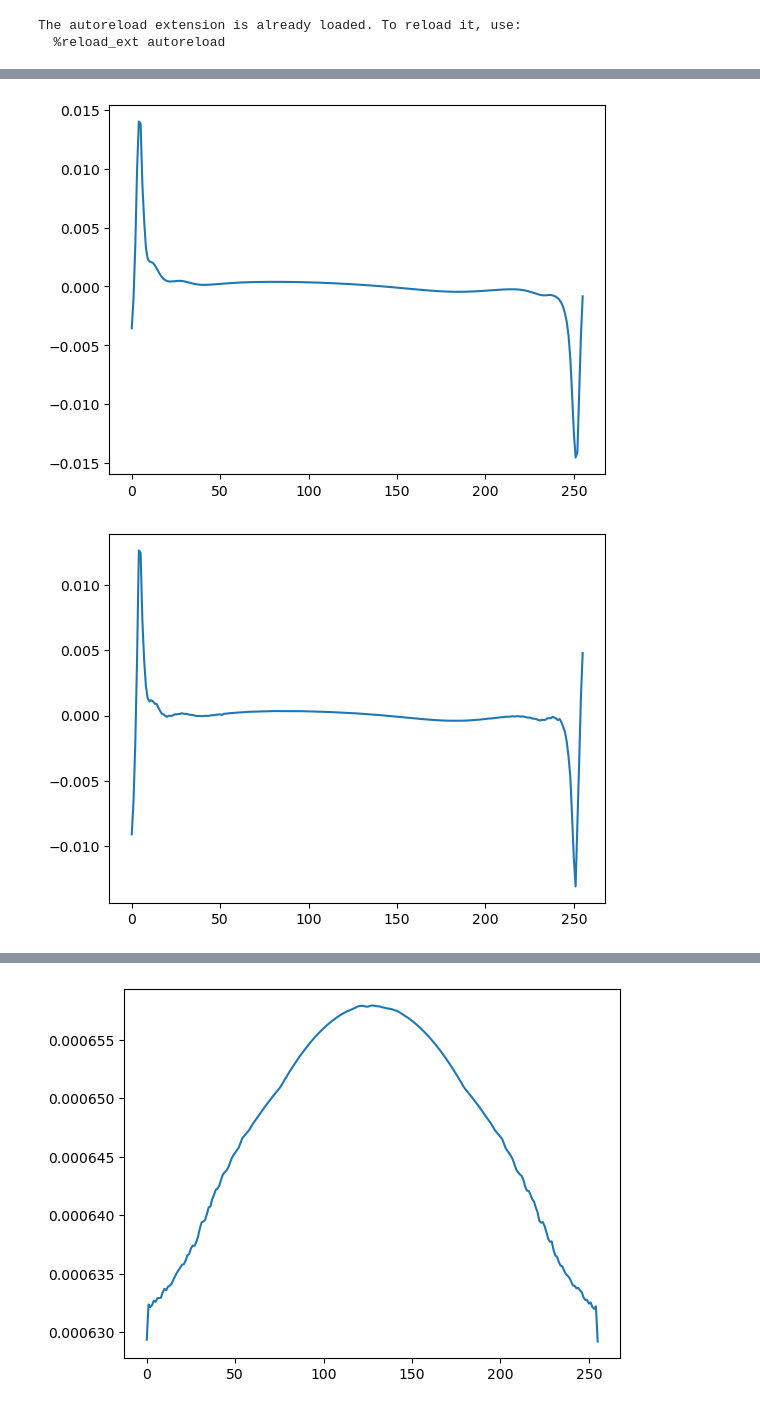
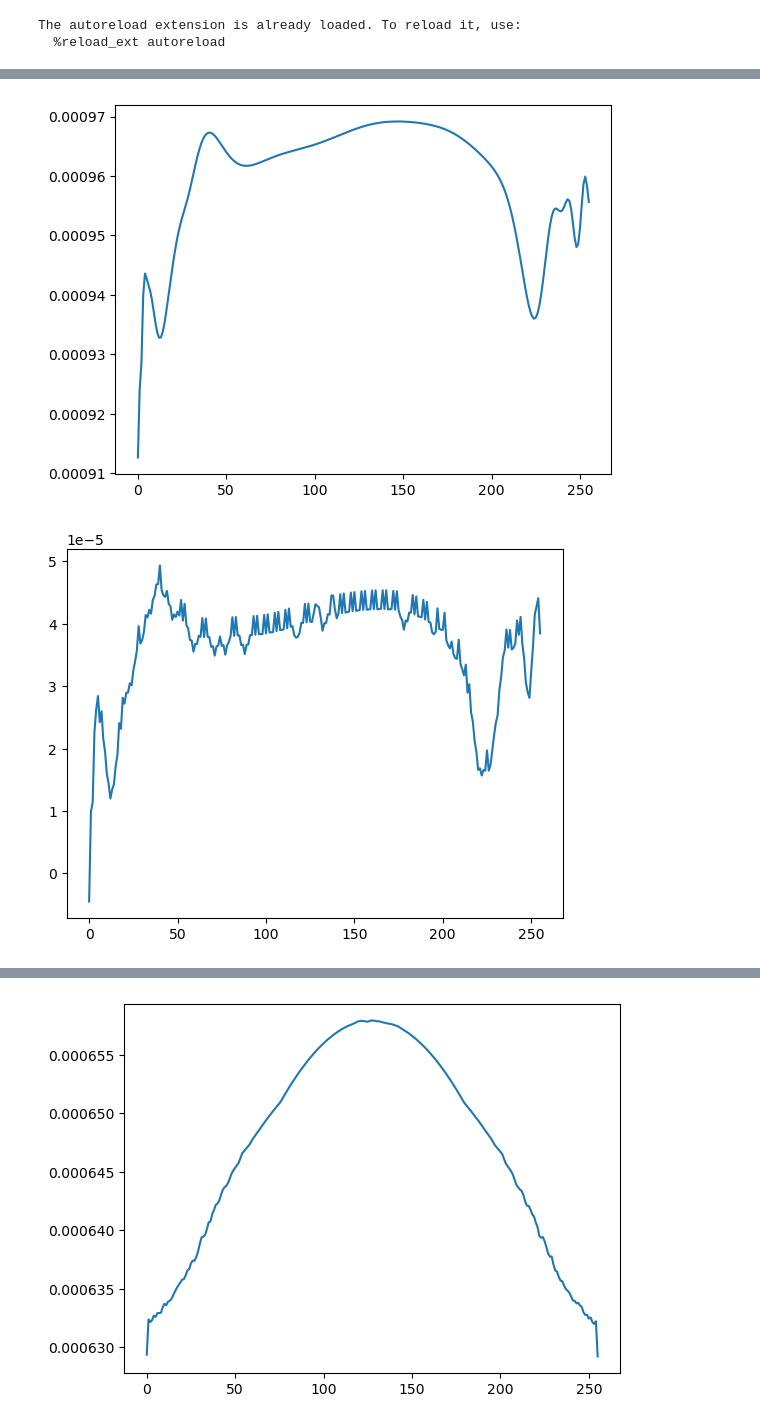
Before and after one commit to lesliekhwang/PIDIF, a Jupyter notebook: FNO/eval_deeponet.ipynb, the cells around one changed output, grey strips where cells are left out. Saved outputs shown, nothing was run; the diff lists cells and outputs as text; code cells hidden in the pictures.

```diff
--- a/FNO/eval_deeponet.ipynb
+++ b/FNO/eval_deeponet.ipynb
@@ -42,9 +42,9 @@ y_normalizer_predict = FeatureNormalizer.from_state_dict(
 # %%
 ROOT_DIR = Path("/home/hantianl/Documents/PIDIF/runs_2d/rect_ar")
 
-ARS_TEST = [50]
+ARS_TEST = [5]
 AR_TEST = ARS_TEST[0]
-TEST_SUBDOMAINS = 20
+TEST_SUBDOMAINS = 2
 QUERY_BATCH_SIZE_TEST = 32768
 
 nx, ny = 256, 256
@@ -240,13 +240,13 @@ right_truth = truth_test[1]
 left_pred = pred_test[0]
 right_pred = pred_test[1]
 # %%
-channel_idx = 3
+channel_idx = 0
 
-left_int_truth = left_truth[0, :, channel_idx]
+left_int_truth = left_truth[-1, :, channel_idx]
 plt.plot(left_int_truth)
 plt.show()
 
-left_int_pred = left_pred[0, :, channel_idx]
+left_int_pred = left_pred[-1, :, channel_idx]
 plt.plot(left_int_pred)
 plt.show()
 
@@ -258,5 +258,5 @@ plt.show()
-[figure, old version]
+[figure, new version]
-[figure, old version]
+[figure, new version]
 # %%
 right_int_truth = right_truth[0, :, channel_idx]
 plt.plot(right_int_truth)
```
Also changed, not shown: parts of 4 cells of this notebook, 29 other files.
